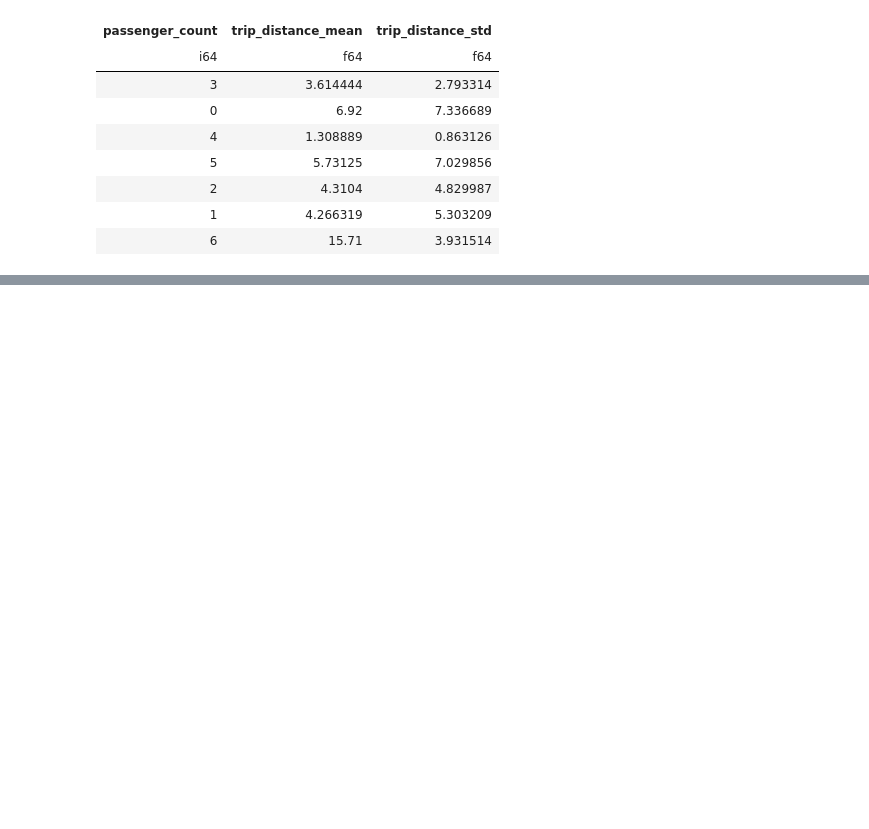
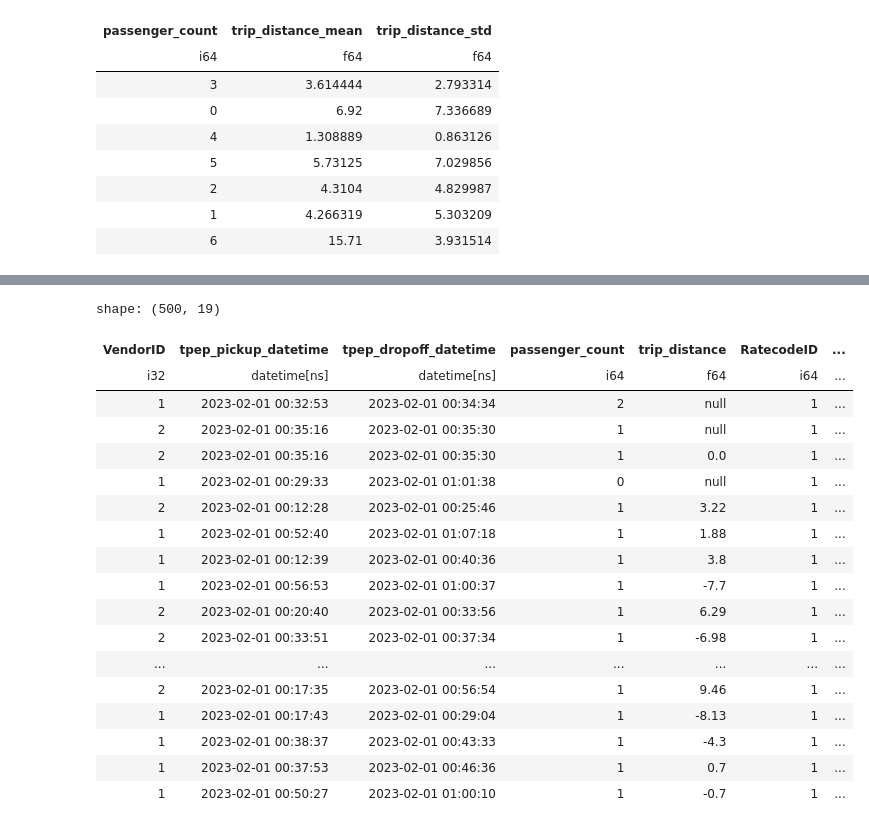
Before and after one commit to dariashcherbakovaaa/MA_DSE_Unimi, a Jupyter notebook: polars_workshop.ipynb, the cells around one changed output, grey strips where cells are left out. Saved outputs shown, nothing was run; the diff lists cells and outputs as text; code cells hidden in the pictures; blank space fills up the shorter version.

```diff
--- a/polars_workshop.ipynb
+++ b/polars_workshop.ipynb
@@ -508,0 +533,26 @@ shape: (7, 3)
+# %%
+(
+    data
+    .with_columns(pl.col('trip_distance').diff(1).over('passenger_count'))
+    .fetch()
+)
+# %% [output]
+shape: (500, 19)
+| VendorID | tpep_pickup_datetime | tpep_dropoff_datetime | passenger_count | trip_distance | RatecodeID | ... |
+| i32 | datetime[ns] | datetime[ns] | i64 | f64 | i64 | ... |
+| 1 | 2023-02-01 00:32:53 | 2023-02-01 00:34:34 | 2 | null | 1 | ... |
+| 2 | 2023-02-01 00:35:16 | 2023-02-01 00:35:30 | 1 | null | 1 | ... |
+| 2 | 2023-02-01 00:35:16 | 2023-02-01 00:35:30 | 1 | 0.0 | 1 | ... |
+| 1 | 2023-02-01 00:29:33 | 2023-02-01 01:01:38 | 0 | null | 1 | ... |
+| 2 | 2023-02-01 00:12:28 | 2023-02-01 00:25:46 | 1 | 3.22 | 1 | ... |
+| 1 | 2023-02-01 00:52:40 | 2023-02-01 01:07:18 | 1 | 1.88 | 1 | ... |
+| 1 | 2023-02-01 00:12:39 | 2023-02-01 00:40:36 | 1 | 3.8 | 1 | ... |
+| 1 | 2023-02-01 00:56:53 | 2023-02-01 01:00:37 | 1 | -7.7 | 1 | ... |
+| 2 | 2023-02-01 00:20:40 | 2023-02-01 00:33:56 | 1 | 6.29 | 1 | ... |
+| 2 | 2023-02-01 00:33:51 | 2023-02-01 00:37:34 | 1 | -6.98 | 1 | ... |
+| ... | ... | ... | ... | ... | ... | ... |
+| 2 | 2023-02-01 00:17:35 | 2023-02-01 00:56:54 | 1 | 9.46 | 1 | ... |
+| 1 | 2023-02-01 00:17:43 | 2023-02-01 00:29:04 | 1 | -8.13 | 1 | ... |
+| 1 | 2023-02-01 00:38:37 | 2023-02-01 00:43:33 | 1 | -4.3 | 1 | ... |
+| 1 | 2023-02-01 00:37:53 | 2023-02-01 00:46:36 | 1 | 0.7 | 1 | ... |
+| 1 | 2023-02-01 00:50:27 | 2023-02-01 01:00:10 | 1 | -0.7 | 1 | ... |
```
Also changed, not shown: parts of 2 cells of this notebook.
